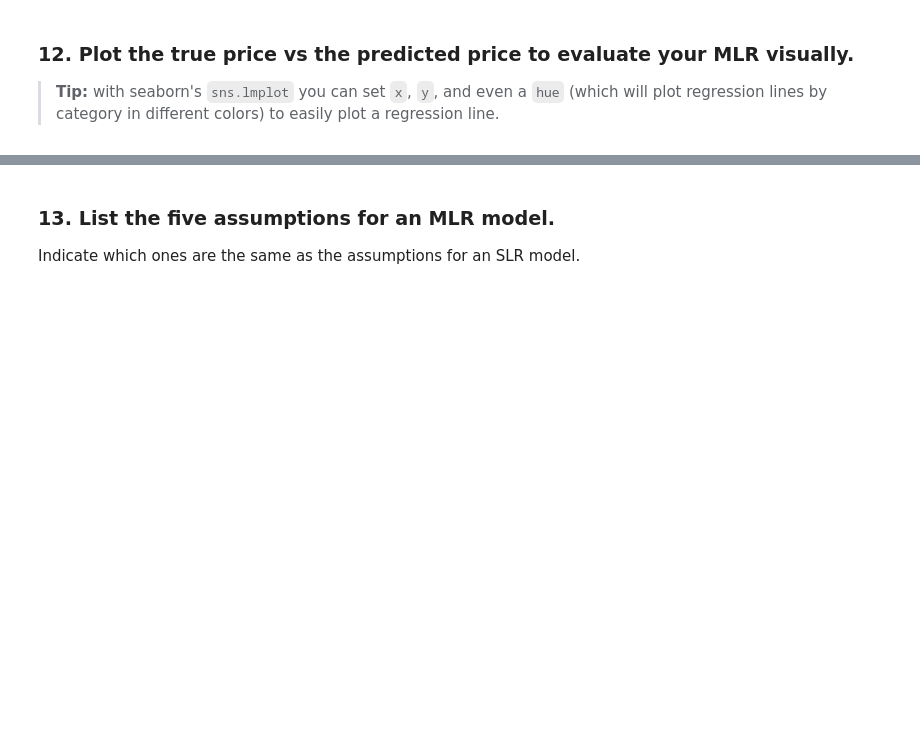
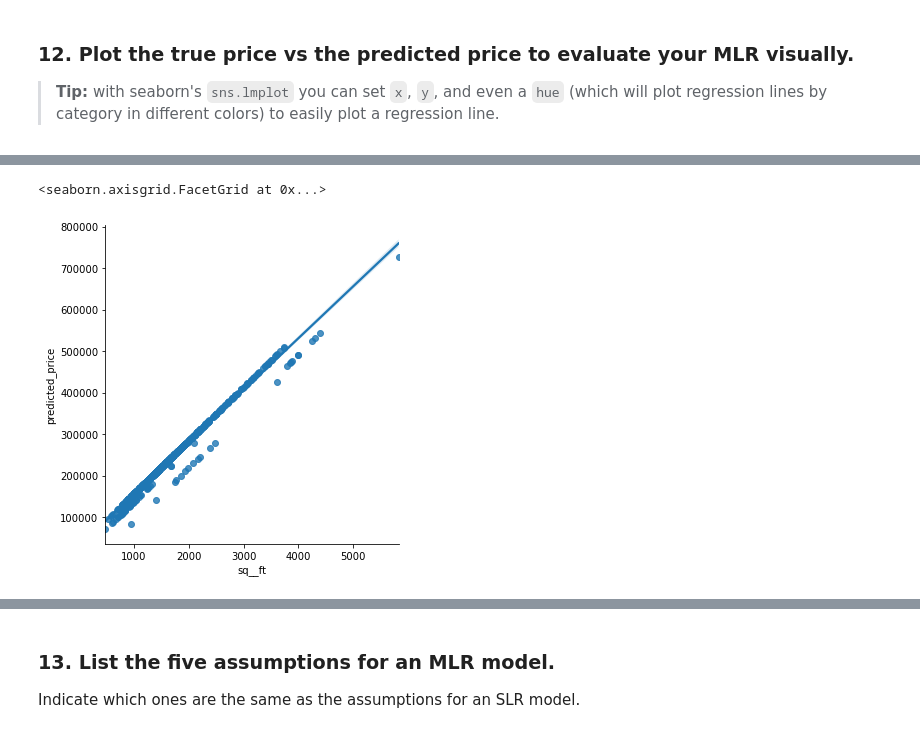
Before and after one commit to mduff12/mduff12, a Jupyter notebook: labs/3.01-lab-linear-regression-master/linear-regression-sacramento.ipynb, the cells around one changed output, grey strips where cells are left out. Drawn from its saved outputs; the diff is of its cells as text; code cells hidden in the pictures; blank space fills up the shorter version.

```diff
--- a/labs/3.01-lab-linear-regression-master/linear-regression-sacramento.ipynb
+++ b/labs/3.01-lab-linear-regression-master/linear-regression-sacramento.ipynb
@@ -453,2 +501,5 @@ sns.lmplot(x='predicted_price',y='price',data=shd,hue='type_Residential')
 # %%
-sns.lmplot(x='price',y='predicted_price', data=true_v_predicted,)
+sns.lmplot(x='sq__ft',y='predicted_price', data=shd)
+# %% [output]
+<seaborn.axisgrid.FacetGrid at 0x...>
+[figure, added]
```
Also changed, not shown: parts of 29 cells of this notebook.
